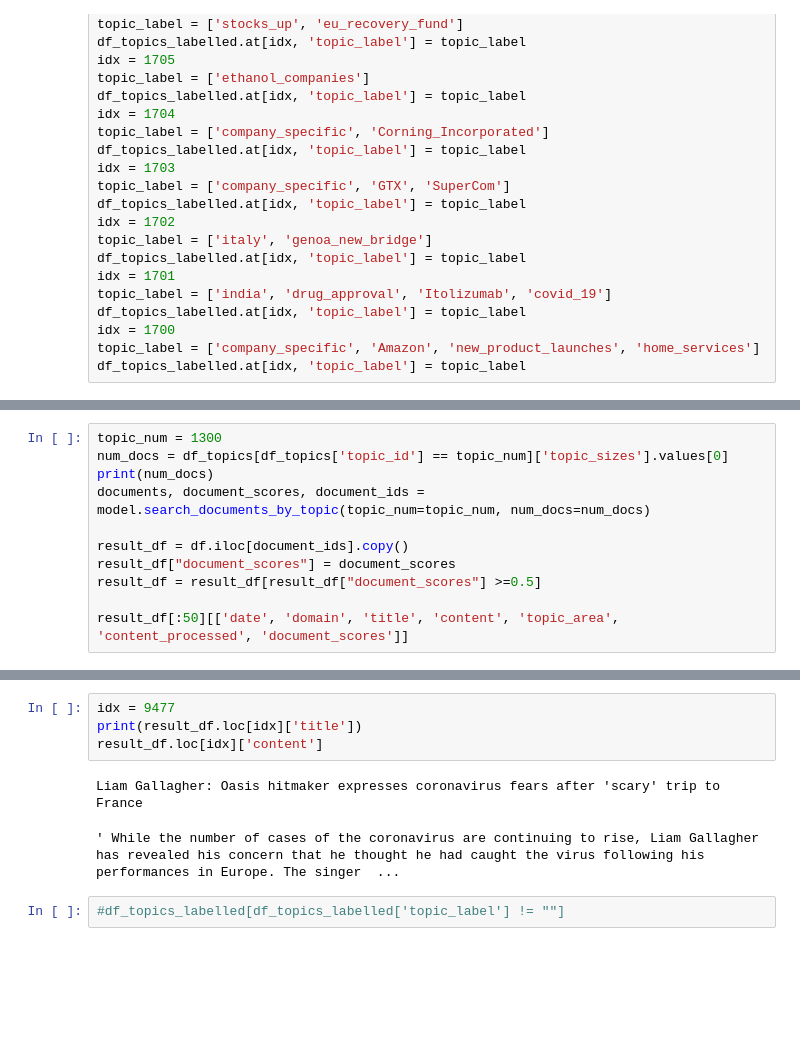
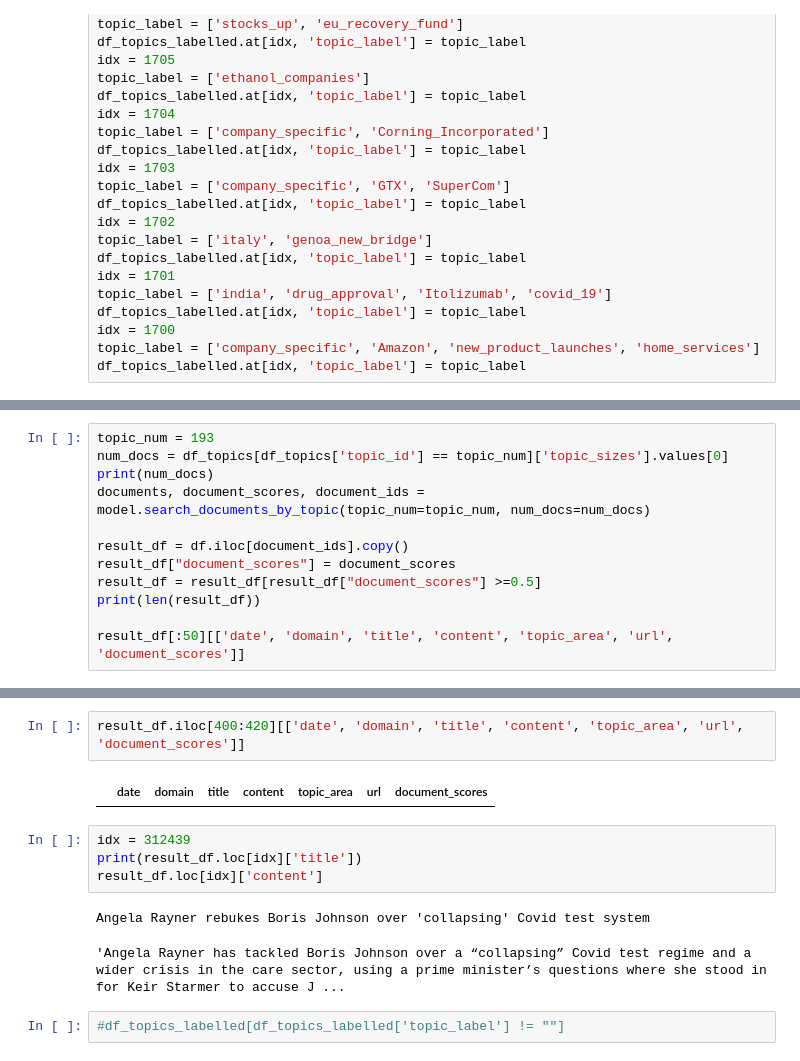
Before and after one commit to TraceyEtheridge/Thesis, a Jupyter notebook: Topic_Modelling_Top2Vec.ipynb, the cells around one changed output, grey strips where cells are left out. Cells and saved outputs as stored; diff of their text form; blank space fills up the shorter version.

```diff
--- a/Topic_Modelling_Top2Vec.ipynb
+++ b/Topic_Modelling_Top2Vec.ipynb
@@ -1015,5 +1181,5 @@ df_topics_labelled.at[idx, 'topic_label'] = topic_label
 # %%
-topic_num = 1300
+topic_num = 193
 num_docs = df_topics[df_topics['topic_id'] == topic_num]['topic_sizes'].values[0]
 print(num_docs)
 documents, document_scores, document_ids = model.search_documents_by_topic(topic_num=topic_num, num_docs=num_docs)
@@ -1021,5 +1187,6 @@ documents, document_scores, document_ids = model.search_documents_by_topic(topic
 result_df = df.iloc[document_ids].copy()
 result_df["document_scores"] = document_scores
 result_df = result_df[result_df["document_scores"] >=0.5]
+print(len(result_df))
 
-result_df[:50][['date', 'domain', 'title', 'content', 'topic_area', 'content_processed', 'document_scores']]
+result_df[:50][['date', 'domain', 'title', 'content', 'topic_area', 'url', 'document_scores']]
@@ -1045,10 +1193,14 @@ result_df[:50][['date', 'domain', 'title', 'content', 'topic_area', 'content_pro
-# %%
-idx = 9477
-print(result_df.loc[idx]['title'])
-result_df.loc[idx]['content']
-# %% [output]
-Liam Gallagher: Oasis hitmaker expresses coronavirus fears after 'scary' trip to France
-' While the number of cases of the coronavirus are continuing to rise, Liam Gallagher has revealed his concern that he thought he had caught the virus following his performances in Europe. The singer  ...
+# %%
+result_df.iloc[400:420][['date', 'domain', 'title', 'content', 'topic_area', 'url', 'document_scores']]
+# %% [output]
+|  | date | domain | title | content | topic_area | url | document_scores |
+# %%
+idx = 312439
+print(result_df.loc[idx]['title'])
+result_df.loc[idx]['content']
+# %% [output]
+Angela Rayner rebukes Boris Johnson over 'collapsing' Covid test system
+'Angela Rayner has tackled Boris Johnson over a “collapsing” Covid test regime and a wider crisis in the care sector, using a prime minister’s questions where she stood in for Keir Starmer to accuse J ...
 # %%
 #df_topics_labelled[df_topics_labelled['topic_label'] != ""]
 # %%
```
Also changed, not shown: parts of 29 cells of this notebook, 1 other file.
